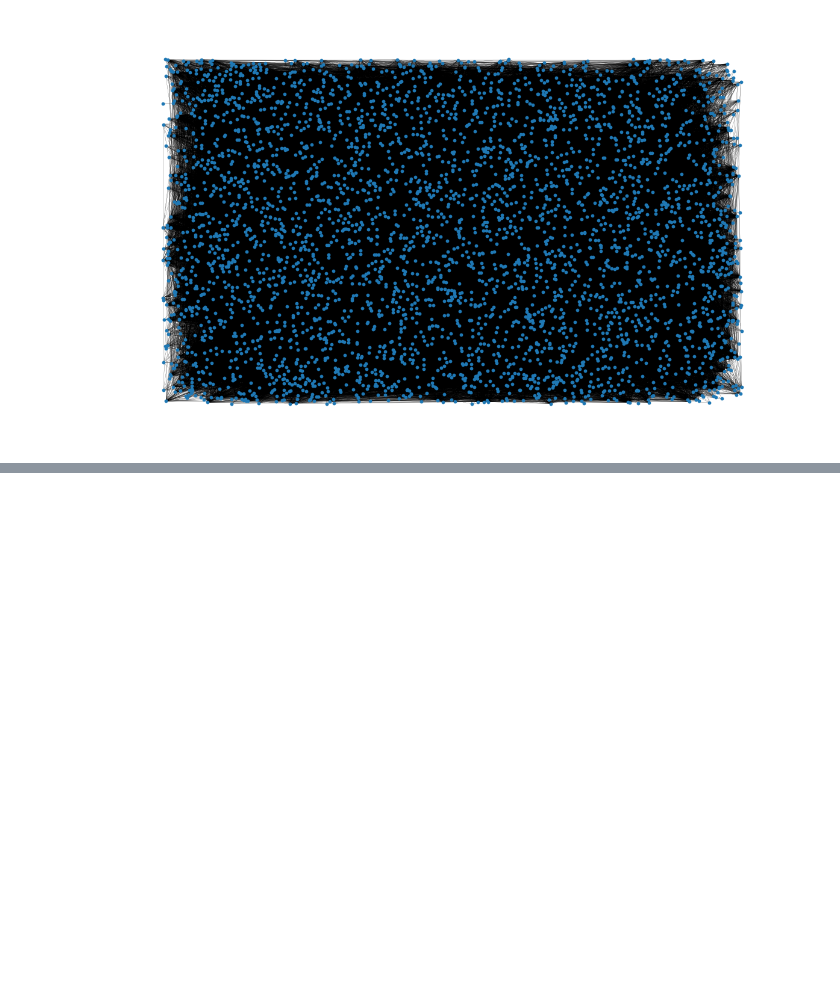
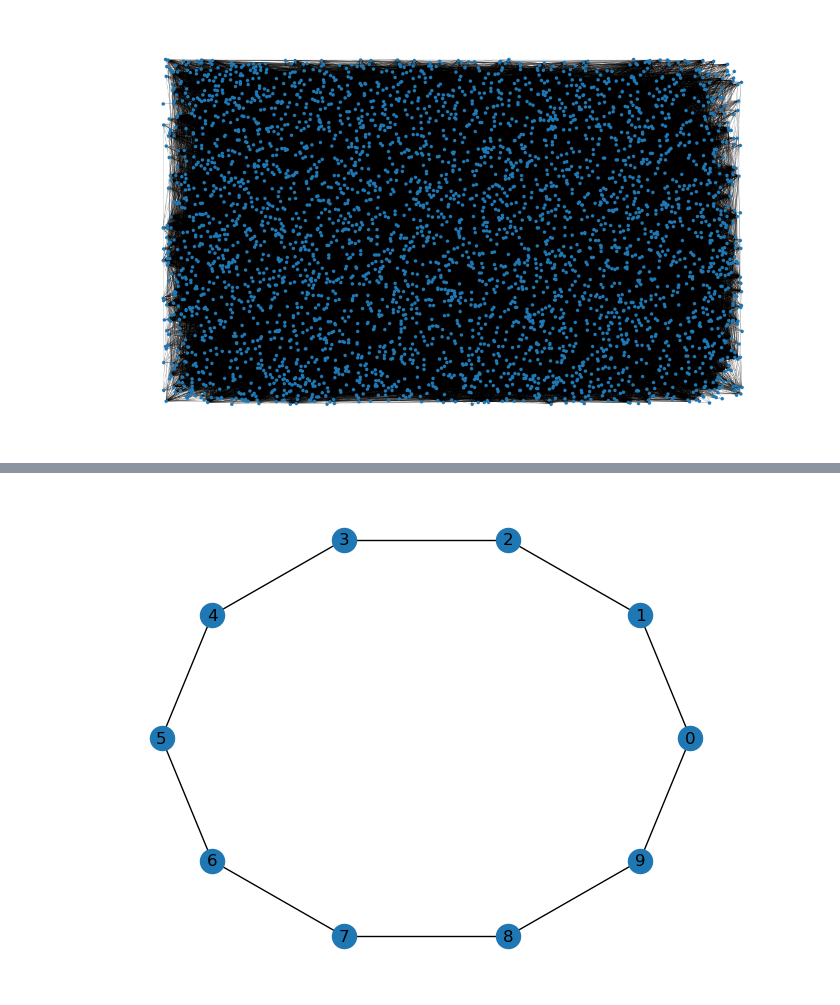
Before and after one commit to egeotenen/networkscience-binder, a Jupyter notebook: networkscience.ipynb, the cells around one changed output, grey strips where cells are left out. Cells and saved outputs as stored; diff of their text form; code cells hidden in the pictures; blank space fills up the shorter version.

```diff
--- a/networkscience.ipynb
+++ b/networkscience.ipynb
@@ -755,0 +770,7 @@ Shortest path: ['Golden, Oliver', 'Blundell Osorio, Melissa', 'Asad, Abdul Moeed
+# %%
+# Create a ring of N nodes
+N = 10
+G = nx.cycle_graph(N)
+nx.draw_circular(G, with_labels=True)
+# %% [output]
+[figure, added]
```
Also changed, not shown: parts of 30 cells of this notebook.
